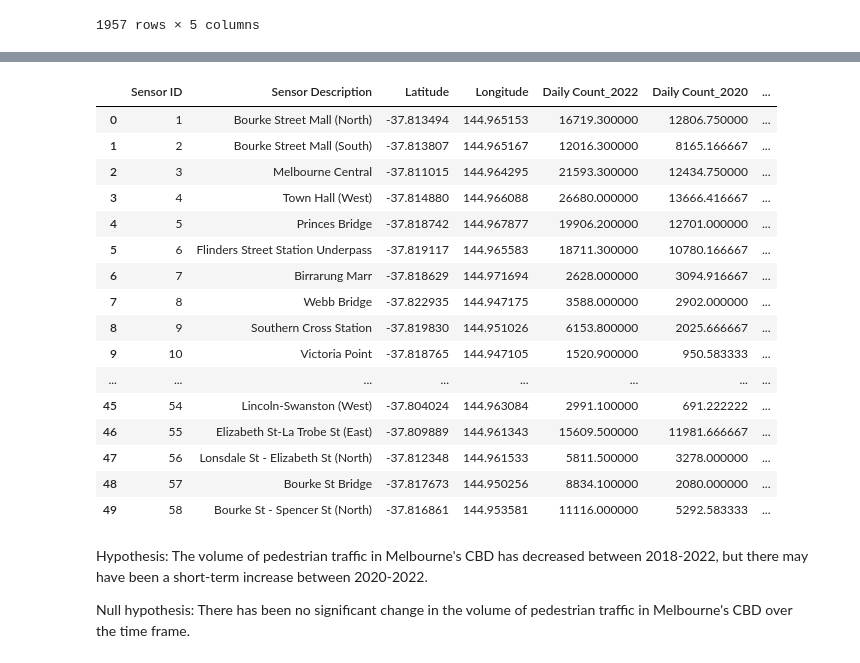
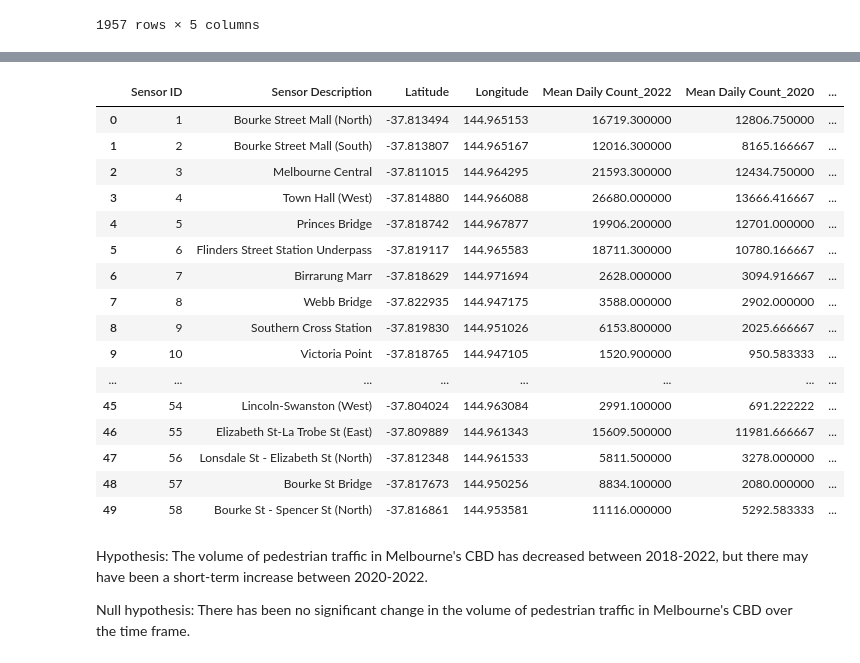
Before and after one commit to hendaman/project-1-challenge, a Jupyter notebook: Question-3-Owen/PedestrianTrafficVolume.ipynb, the cells around one changed output, grey strips where cells are left out. Cells and saved outputs as stored; diff of their text form; code cells hidden in the pictures.

```diff
--- a/Question-3-Owen/PedestrianTrafficVolume.ipynb
+++ b/Question-3-Owen/PedestrianTrafficVolume.ipynb
@@ -172,6 +147,7 @@ Number of unique sensors: 77
 1957 rows × 5 columns
 # %%
 mean_df = filtered_df.groupby(['Sensor ID', 'Year']).agg({'Daily Count': 'mean'}).reset_index()
+mean_df = mean_df.rename(columns={'Daily Count': 'Mean Daily Count'})
 
 mean_df
 # %% [output]
@@ -202,11 +178,11 @@ grouped_df_2020 = df_2020.groupby('Sensor ID')
 grouped_df_2022 = df_2022.groupby('Sensor ID')
 
 # compute the daily count for each Sensor_ID and year
-count_2018 = grouped_df_2018['Daily Count'].sum().reset_index()
-count_2020 = grouped_df_2020['Daily Count'].sum().reset_index()
-count_2022 = grouped_df_2022['Daily Count'].sum().reset_index()
+count_2018 = grouped_df_2018['Mean Daily Count'].sum().reset_index()
+count_2020 = grouped_df_2020['Mean Daily Count'].sum().reset_index()
+count_2022 = grouped_df_2022['Mean Daily Count'].sum().reset_index()
 
-count_2018 = count_2018.rename(columns={'Daily Count': 'Daily Count_2018'})
+count_2018 = count_2018.rename(columns={'Mean Daily Count': 'Mean Daily Count_2018'})
 
 diff_df = pd.merge(pd.merge(count_2022, count_2020, on='Sensor ID', suffixes=('_2022', '_2020')), count_2018, on='Sensor ID')
 
@@ -231,10 +207,10 @@ diff_df
 | 49 | 58 | 11116.000000 | 5292.583333 | 19731.000000 |
 # %%
 # compute the daily count difference for each Sensor_ID
-diff_df['Daily Count_Diff'] = diff_df['Daily Count_2022'] - diff_df['Daily Count_2018']
+diff_df['Daily Count_Diff'] = diff_df['Mean Daily Count_2022'] - diff_df['Mean Daily Count_2018']
 
 # create new column with percentage change
-diff_df['Daily_Count_Diff_Pct'] = 100 * (diff_df['Daily Count_Diff'] / diff_df['Daily Count_2018'])
+diff_df['Daily_Count_Diff_Pct'] = 100 * (diff_df['Daily Count_Diff'] / diff_df['Mean Daily Count_2018'])
 
 # round the percentage change to two decimal places
 diff_df['Daily_Count_Diff_Pct'] = diff_df['Daily_Count_Diff_Pct'].round(2)
@@ -244,7 +220,14 @@ diff_2022_2018_df = pd.merge(diff_df, sensor_location_df, on='Sensor ID')
 
 # select and reorder columns
 diff_2022_2018_df = diff_2022_2018_df[['Sensor ID', 'Sensor Description', 'Latitude', 'Longitude',
-                                 'Daily Count_2022', 'Daily Count_2018', 'Daily Count_Diff', 'Daily_Count_Diff_Pct']]
+                                 'Mean Daily Count_2022', 'Mean Daily Count_2018', 'Daily Count_Diff', 'Daily_Count_Diff_Pct']]
+
+diff_2022_2018_df = diff_2022_2018_df.rename(columns={'Sensor ID': 'Sensor ID',
+                                                      'Sensor Description': 'Sensor Description',
+                                                      'Mean Daily Count_2022': 'Mean Daily Count_2022',
+                                                      'Mean Daily Count_2018': 'Mean Daily Count_2018',
+                                                      'Daily Count_Diff': 'Mean Daily Count Difference',
+                                                      'Daily_Count_Diff_Pct': 'Mean Daily Count Difference (%)'})
 
 diff_2022_2018_df
 # %% [output]
@@ -267,24 +250,32 @@ diff_2022_2018_df
 | 49 | 58 | Bourke St - Spencer St (North) | -37.816861 | 144.953581 | 11116.000000 | 19731.000000 | ... |
 # %%
 # compute the daily count difference for each Sensor_ID
-diff_df['Daily Count_Diff'] = diff_df['Daily Count_2022'] - diff_df['Daily Count_2020']
+diff_df['Daily Count_Diff'] = diff_df['Mean Daily Count_2022'] - diff_df['Mean Daily Count_2020']
 
 # create new column with percentage change
-diff_df['Daily_Count_Diff_Pct'] = 100 * (diff_df['Daily Count_Diff'] / diff_df['Daily Count_2020'])
+diff_df['Daily_Count_Diff_Pct'] = 100 * (diff_df['Daily Count_Diff'] / diff_df['Mean Daily Count_2020'])
 
 # round the percentage change to two decimal places
 diff_df['Daily_Count_Diff_Pct'] = diff_df['Daily_Count_Diff_Pct'].round(2)
 
 # merge diff_df with sensor_location_df
 diff_2022_2020_df = pd.merge(diff_df, sensor_location_df, on='Sensor ID')
 
 # select and reorder columns
 diff_2022_2020_df = diff_2022_2020_df[['Sensor ID', 'Sensor Description', 'Latitude', 'Longitude',
-                                 'Daily Count_2022', 'Daily Count_2020', 'Daily Count_Diff', 'Daily_Count_Diff_Pct']]
+                                 'Mean Daily Count_2022', 'Mean Daily Count_2020', 'Daily Count_Diff', 'Daily_Count_Diff_Pct']]
+
+# Rename columns
+diff_2022_2020_df = diff_2022_2020_df.rename(columns={'Sensor ID': 'Sensor ID',
+                                                      'Sensor Description': 'Sensor Description',
+                                                      'Daily Count_2022': 'Mean Daily Count_2022',
+                                                      'Daily Count_2020': 'Mean Daily Count_2020',
+                                                      'Daily Count_Diff': 'Mean Daily Count Difference',
+                                                      'Daily_Count_Diff_Pct': 'Mean Daily Count Difference (%)'})
 
 diff_2022_2020_df
 # %% [output]
-|  | Sensor ID | Sensor Description | Latitude | Longitude | Daily Count_2022 | Daily Count_2020 | ... |
+|  | Sensor ID | Sensor Description | Latitude | Longitude | Mean Daily Count_2022 | Mean Daily Count_2020 | ... |
 | 0 | 1 | Bourke Street Mall (North) | -37.813494 | 144.965153 | 16719.300000 | 12806.750000 | ... |
 | 1 | 2 | Bourke Street Mall (South) | -37.813807 | 144.965167 | 12016.300000 | 8165.166667 | ... |
 | 2 | 3 | Melbourne Central | -37.811015 | 144.964295 | 21593.300000 | 12434.750000 | ... |
```
Also changed, not shown: parts of 20 cells of this notebook.
